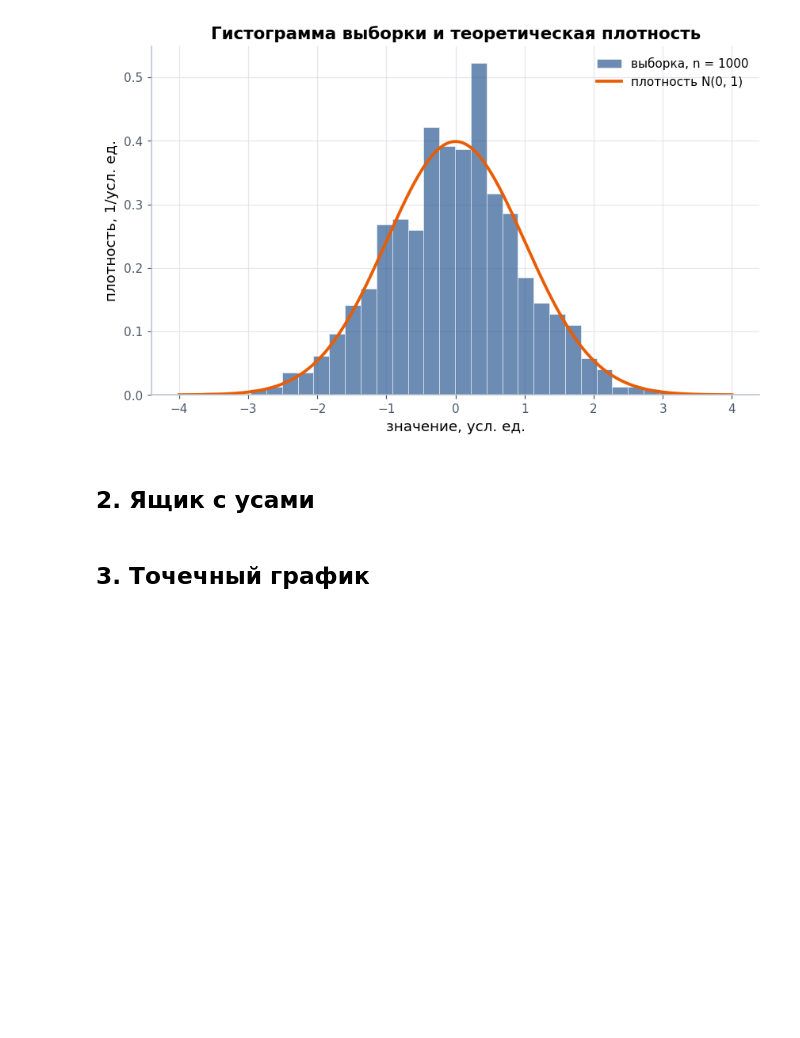
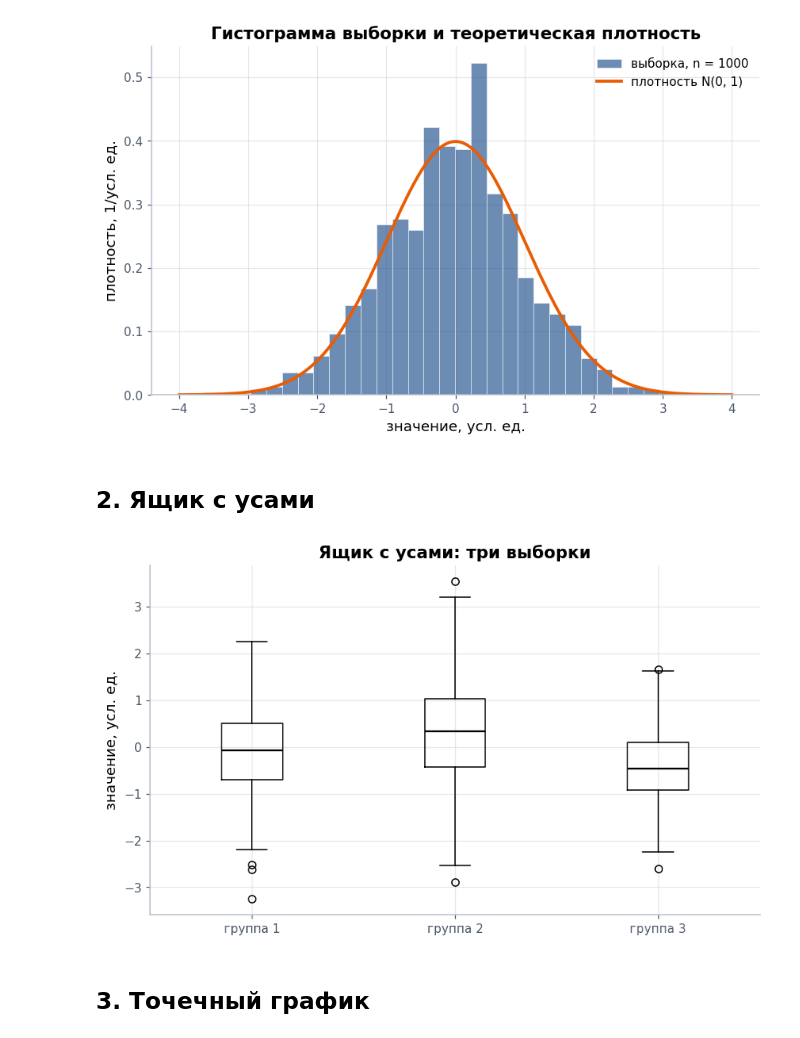
Before and after one commit to kotok9/app-stat-lab01, a Jupyter notebook: lab01_style.ipynb, the cells around one changed output. Cells and saved outputs as stored; diff of their text form; code cells hidden in the pictures; blank space fills up the shorter version.

Commit message:
Пример 2: boxplot трёх групп

```diff
--- a/lab01_style.ipynb
+++ b/lab01_style.ipynb
@@ -95,6 +95,21 @@ plt.show()feat: пример 1 — гистограмма против теор
 [figure]
 # %% [markdown]
 ## 2. Ящик с усами
+# %%
+#@title Пример 2. Ящик с усами
+rng = np.random.default_rng(7)
+groups = [rng.normal(0.0, 1.0, 300), rng.normal(0.5, 1.2, 300), rng.normal(-0.4, 0.8, 300)]
+
+fig, ax = plt.subplots()
+ax.boxplot(groups, medianprops={"color": "black", "linewidth": 1.5})
+
+ax.set_xticks([1, 2, 3])
+ax.set_xticklabels(["группа 1", "группа 2", "группа 3"])
+ax.set_title("Ящик с усами: три выборки")
+ax.set_ylabel("значение, усл. ед.")
+plt.show()
+# %% [output]
+[figure, added]
 # %% [markdown]
 ## 3. Точечный график
 # %% [markdown]
```
Also changed, not shown: parts of 1 cell of this notebook.
